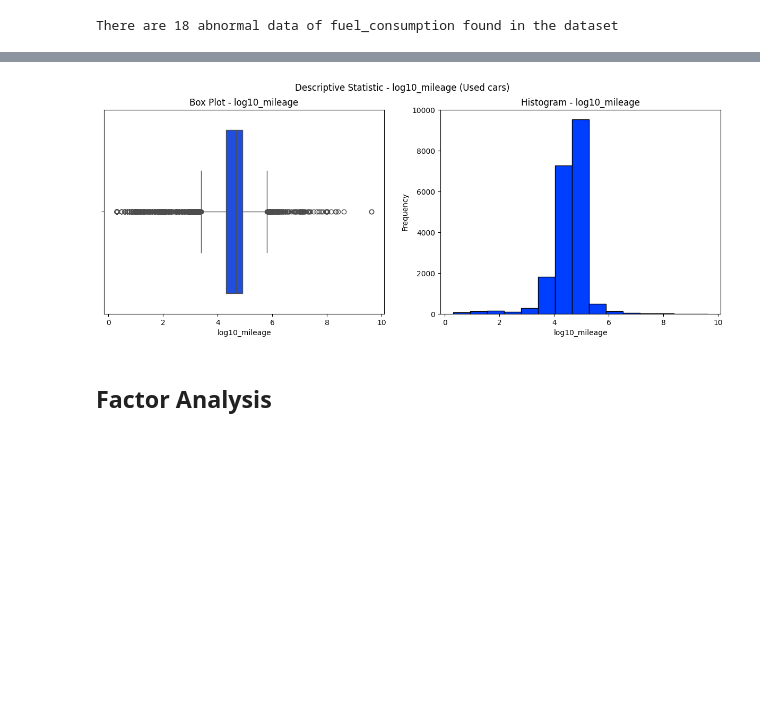
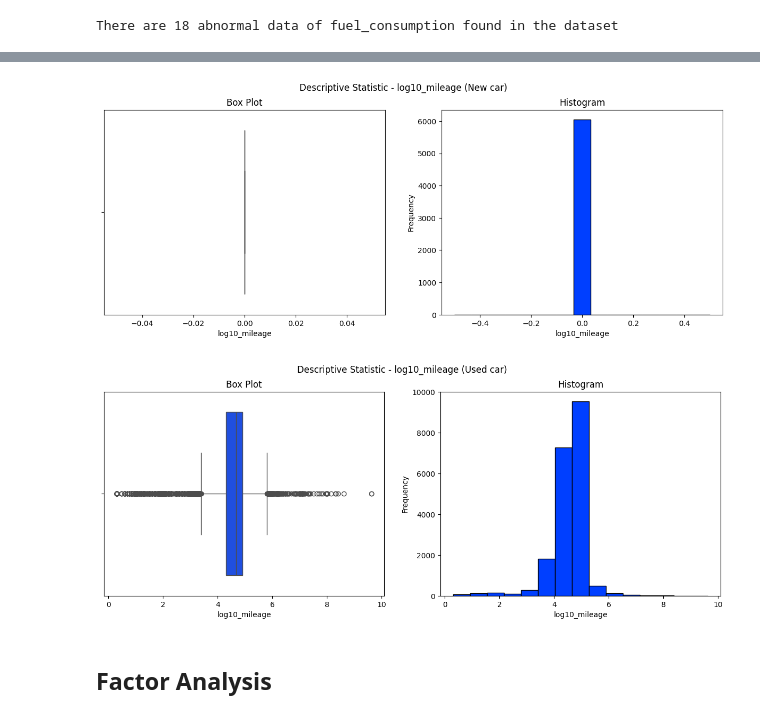
Before and after one commit to duyphuongnguyen1999/Car-Price-Prediction, a Jupyter notebook: Data_Preparation_Module.ipynb, the cells around one changed output, grey strips where cells are left out. Cells and saved outputs as stored; diff of their text form; code cells hidden in the pictures; blank space fills up the shorter version.

```diff
--- a/Data_Preparation_Module.ipynb
+++ b/Data_Preparation_Module.ipynb
@@ -434,22 +472,23 @@ car_details = car_details.apply(handling_abnormal_mileage, axis=1)
 # %%
-# Descriptive Statistic Analysis - log10_mileage
-# Initialize figure
-plt.figure(figsize=(15,5))
-plt.suptitle('Descriptive Statistic - log10_mileage (Used cars)')
-# Subplot 1
-plt.subplot(121)
-sns.boxplot(x='log10_mileage',
-            data=car_details[car_details['condition']=='Used car']) # Extract only data of used cars
-plt.title('Box Plot - log10_mileage')
-# Subplot 2
-plt.subplot(122)
-car_details[car_details['condition']=='Used car']['log10_mileage'] \
-            .plot(kind='hist', bins=15, edgecolor='black')
-plt.xlabel('log10_mileage')
-plt.title('Histogram - log10_mileage')
-plt.show()
+# Descriptive Statistic Analysis
+for condition in ["New car", "Used car"]:
+    plt.figure(figsize=(15,5))
+    plt.suptitle(f'Descriptive Statistic - log10_mileage ({condition})')
+    # Subplot 1
+    plt.subplot(121)
+    sns.boxplot(x='log10_mileage',
+                data=car_details[car_details['condition']==condition])
+    plt.title('Box Plot')
+    # Subplot 2
+    plt.subplot(122)
+    car_details[car_details['condition']==condition]['log10_mileage'] \
+                .plot(kind='hist', bins=15, edgecolor='black')
+    plt.xlabel('log10_mileage')
+    plt.title('Histogram')
+    plt.show()
 # %% [output]
-[figure, old version]
+[figure, new version]
+[figure, added]
 # %% [markdown]
 ## Factor Analysis
 # %%
```
Also changed, not shown: parts of 15 cells of this notebook.
